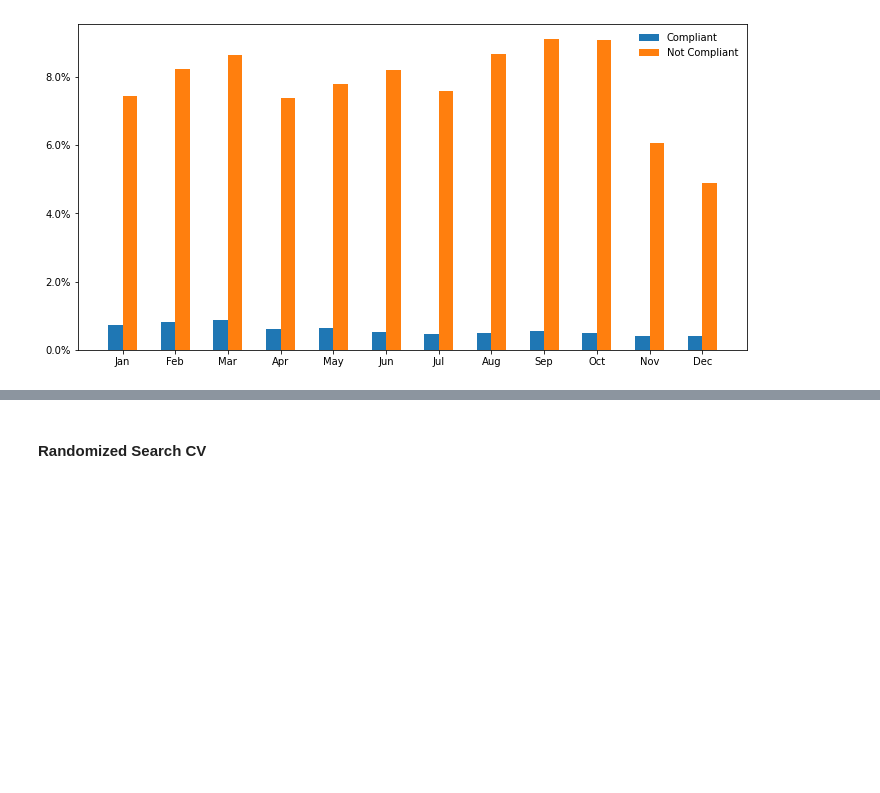
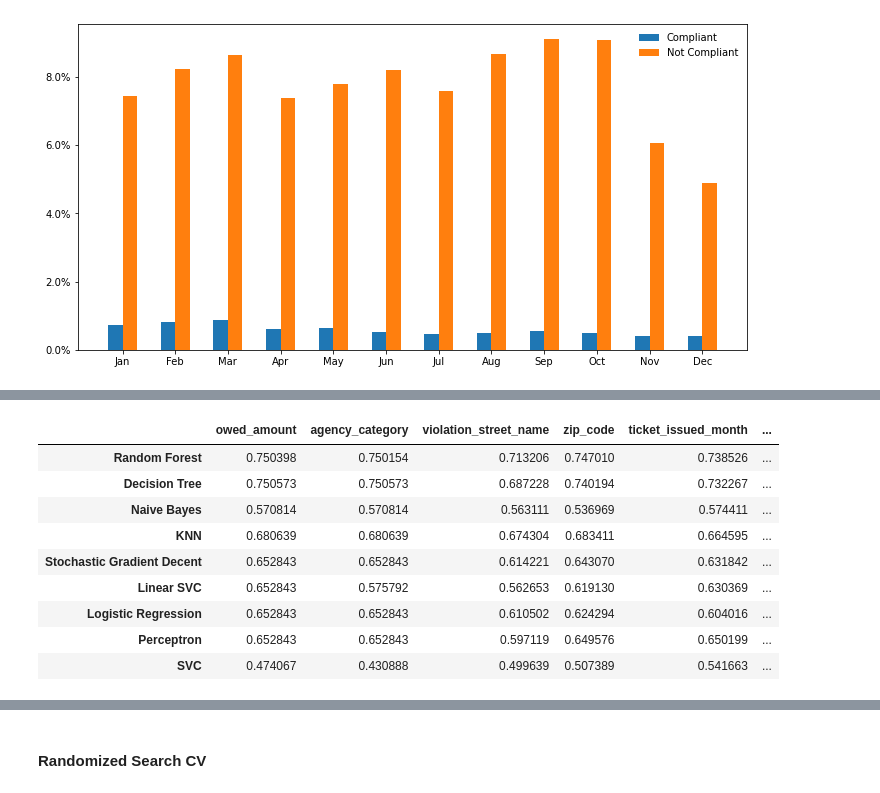
Before and after one commit to henriqueumeda/Property-Maintenance-Blight-Ticket-Fines, a Jupyter notebook: New Version.ipynb, the cells around one changed output, grey strips where cells are left out. Saved outputs shown, nothing was run; the diff lists cells and outputs as text; code cells hidden in the pictures; blank space fills up the shorter version.

```diff
--- a/New Version.ipynb
+++ b/New Version.ipynb
@@ -1147,0 +1330,4 @@ Cross-validation AUC:  0.7984906624888672
+# %%
+naive_bayes_scores = {}
+for key, value in cols.items():
+    naive_bayes_scores[key] = blight_naive_bayes_model(columns=value, cross_val=True)
@@ -1147,0 +1366,4 @@ Cross-validation AUC:  0.7984906624888672
+# %%
+perceptron_scores = {}
+for key, value in cols.items():
+    perceptron_scores[key] = blight_perceptron_model(columns=value, cross_val=True)
@@ -1147,0 +1383,23 @@ Cross-validation AUC:  0.7984906624888672
+# %%
+def blight_SGDC_model(columns = ['owed_amount'], cross_val=False):
+    from sklearn.linear_model import SGDClassifier
+
+    # Prepare the datasets
+    X, y = prepare_train_dataset('csv/train.csv', columns)
+
+    if cross_val == False:
+        # Calculate the roc_auc_score
+        X_train, X_test, y_train, y_test = train_test_split(X, y)
+        clf = SGDClassifier().fit(X_train, y_train)
+        y_pred = clf.decision_function(X_test)
+
+        auc_score = roc_auc_score(y_test, y_pred)
+    else:
+        clf = SGDClassifier()
+        auc_score = np.mean(cross_val_score(clf, X, y, scoring='roc_auc', cv=5))
+
+    return auc_score
+# %%
+sgdc_scores = {}
+for key, value in cols.items():
+    sgdc_scores[key] = blight_SGDC_model(columns=value, cross_val=True)
@@ -1147,0 +1430,24 @@ Cross-validation AUC:  0.7984906624888672
+# %%
+index=['Logistic Regression', 'SVC', 'Linear SVC', 'Decision Tree',
+       'Random Forest', 'KNN', 'Naive Bayes', 'Perceptron', 'Stochastic Gradient Decent']
+
+models = pd.DataFrame([logistic_scores, svc_scores, linear_svc_scores, dt_scores,
+              rf_scores, knn_scores, naive_bayes_scores, perceptron_scores, sgdc_scores])
+models.index = index
+models['max'] = models[models.columns].max(axis=1)
+models = models.sort_values(by='max', ascending=False)
+
+column_names = ['owed_amount'] + [lista[1] for lista in list(cols.values())[1:]] + ['max']
+models.columns = column_names
+models
+# %% [output]
+|  | owed_amount | agency_category | violation_street_name | zip_code | ticket_issued_month | ... |
+| Random Forest | 0.750398 | 0.750154 | 0.713206 | 0.747010 | 0.738526 | ... |
+| Decision Tree | 0.750573 | 0.750573 | 0.687228 | 0.740194 | 0.732267 | ... |
+| Naive Bayes | 0.570814 | 0.570814 | 0.563111 | 0.536969 | 0.574411 | ... |
+| KNN | 0.680639 | 0.680639 | 0.674304 | 0.683411 | 0.664595 | ... |
+| Stochastic Gradient Decent | 0.652843 | 0.652843 | 0.614221 | 0.643070 | 0.631842 | ... |
+| Linear SVC | 0.652843 | 0.575792 | 0.562653 | 0.619130 | 0.630369 | ... |
+| Logistic Regression | 0.652843 | 0.652843 | 0.610502 | 0.624294 | 0.604016 | ... |
+| Perceptron | 0.652843 | 0.652843 | 0.597119 | 0.649576 | 0.650199 | ... |
+| SVC | 0.474067 | 0.430888 | 0.499639 | 0.507389 | 0.541663 | ... |
```
Also changed, not shown: parts of 90 cells of this notebook, 4 other files.
